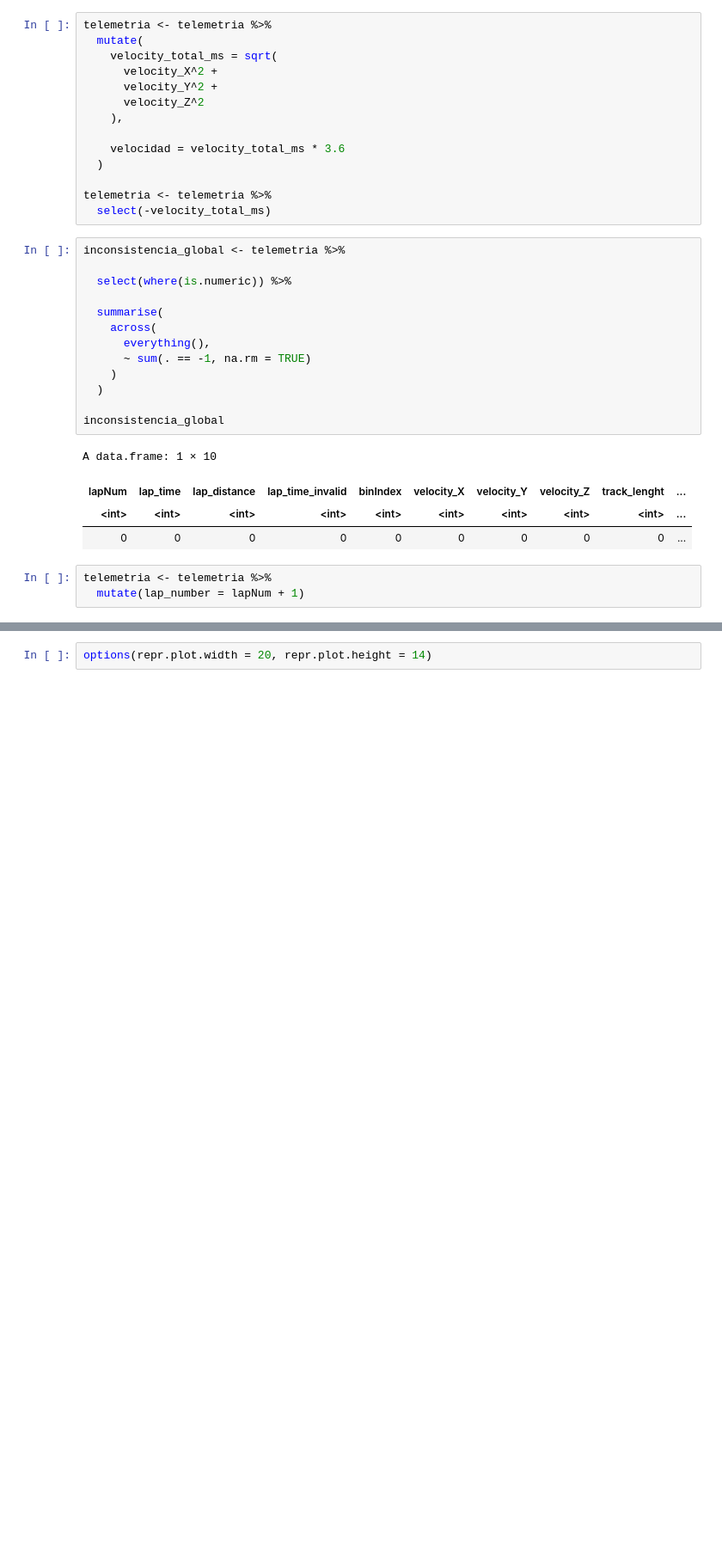
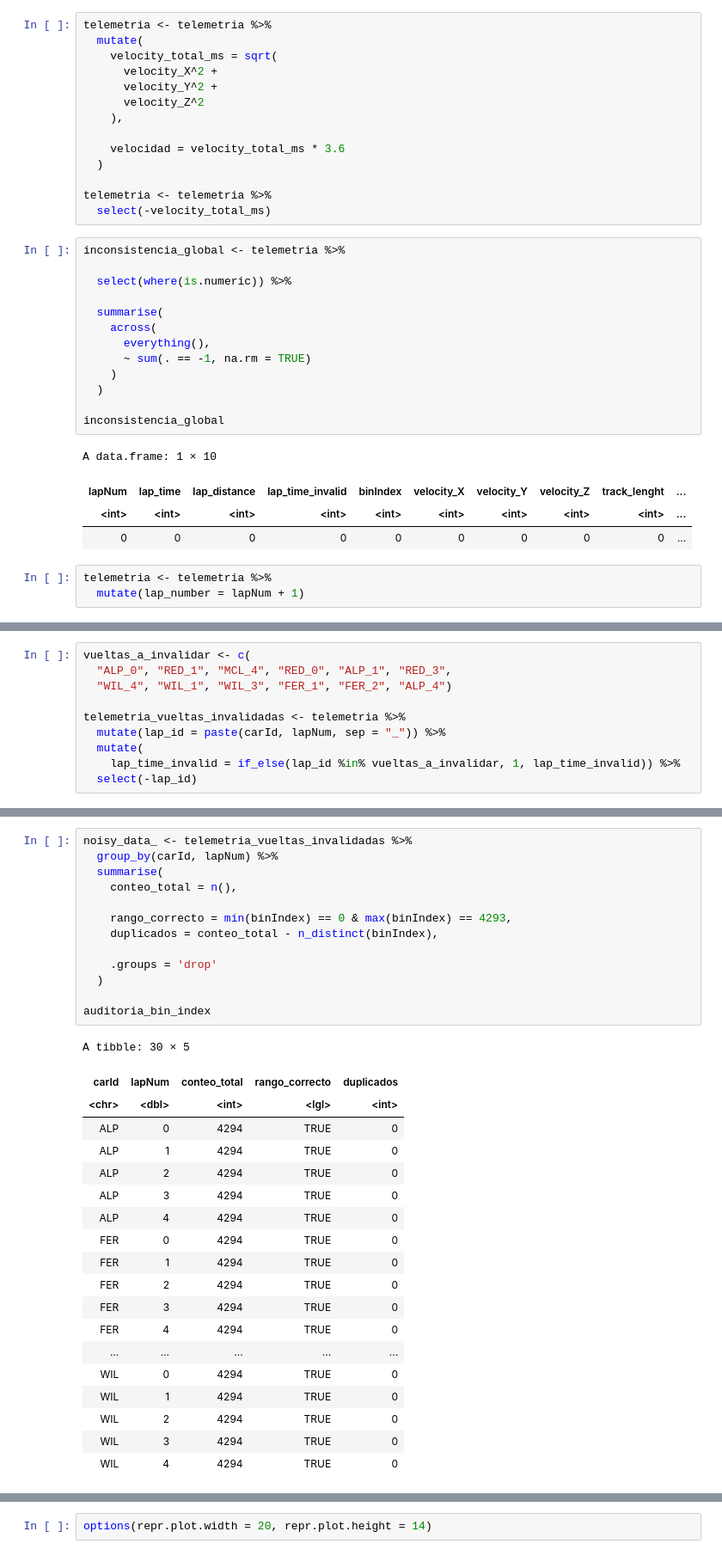
Before and after one commit to LuppeCh/F1EDA, a Jupyter notebook: Exploración_de_Datos_Trabajo_Final.ipynb, the cells around one changed output, grey strips where cells are left out. Shown at 86% size. Cells and saved outputs as stored; diff of their text form; blank space fills up the shorter version.

```diff
--- a/Exploración_de_Datos_Trabajo_Final.ipynb
+++ b/Exploración_de_Datos_Trabajo_Final.ipynb
@@ -469 +507,11 @@ telemetria <- telemetria %>%
+# %%
+vueltas_a_invalidar <- c(
+  "ALP_0", "RED_1", "MCL_4", "RED_0", "ALP_1", "RED_3",
+  "WIL_4", "WIL_1", "WIL_3", "FER_1", "FER_2", "ALP_4")
+
+telemetria_vueltas_invalidadas <- telemetria %>%
+  mutate(lap_id = paste(carId, lapNum, sep = "_")) %>%
+  mutate(
+    lap_time_invalid = if_else(lap_id %in% vueltas_a_invalidar, 1, lap_time_invalid)) %>%
+  select(-lap_id)
 # %%
@@ -488,0 +575,33 @@ any(is.na(telemetria))
+# %%
+noisy_data_ <- telemetria_vueltas_invalidadas %>%
+  group_by(carId, lapNum) %>%
+  summarise(
+    conteo_total = n(),
+
+    rango_correcto = min(binIndex) == 0 & max(binIndex) == 4293,
+    duplicados = conteo_total - n_distinct(binIndex),
+
+    .groups = 'drop'
+  )
+
+auditoria_bin_index
+# %% [output]
+A tibble: 30 × 5
+| carId | lapNum | conteo_total | rango_correcto | duplicados |
+| <chr> | <dbl> | <int> | <lgl> | <int> |
+| ALP | 0 | 4294 | TRUE | 0 |
+| ALP | 1 | 4294 | TRUE | 0 |
+| ALP | 2 | 4294 | TRUE | 0 |
+| ALP | 3 | 4294 | TRUE | 0 |
+| ALP | 4 | 4294 | TRUE | 0 |
+| FER | 0 | 4294 | TRUE | 0 |
+| FER | 1 | 4294 | TRUE | 0 |
+| FER | 2 | 4294 | TRUE | 0 |
+| FER | 3 | 4294 | TRUE | 0 |
+| FER | 4 | 4294 | TRUE | 0 |
+| ... | ... | ... | ... | ... |
+| WIL | 0 | 4294 | TRUE | 0 |
+| WIL | 1 | 4294 | TRUE | 0 |
+| WIL | 2 | 4294 | TRUE | 0 |
+| WIL | 3 | 4294 | TRUE | 0 |
+| WIL | 4 | 4294 | TRUE | 0 |
```
Also changed, not shown: parts of 21 cells of this notebook.
